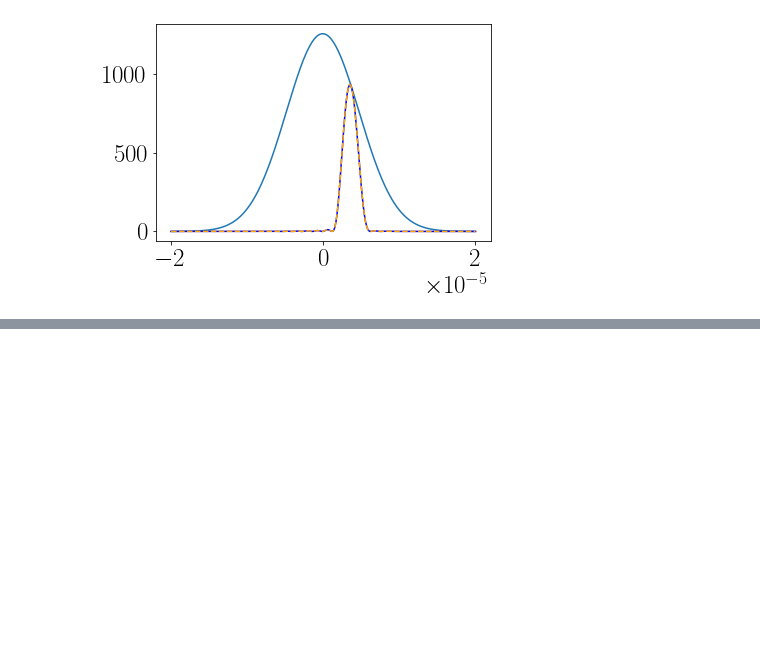
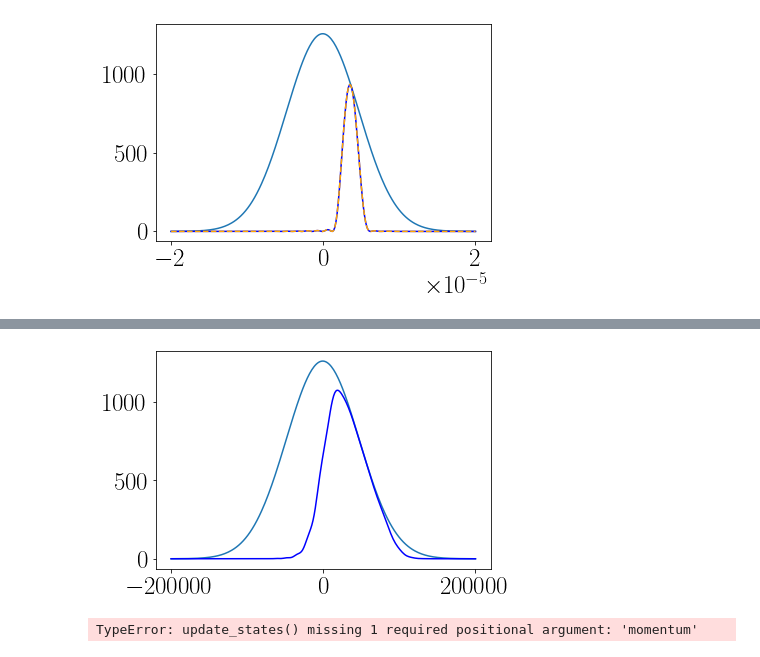
Before and after one commit to Yanaiski/master_thesis, a Jupyter notebook: basic_cmt.ipynb, the cells around one changed output, grey strips where cells are left out. Drawn from its saved outputs; the diff is of its cells as text; code cells hidden in the pictures; blank space fills up the shorter version.

```diff
--- a/basic_cmt.ipynb
+++ b/basic_cmt.ipynb
@@ -258,0 +267,17 @@ Initial number of atoms: 99997 Final number of atoms: 99996
+# %%
+desymmetrizing_pulse_dict = {"rabi0" : 2*np.pi*(240e-3), "detuning": 2*np.pi*(-200e-3),"chirp" : 2*np.pi*(30e-3),"pulse_duration" : 10 , "omega0" : energy_splitting / hbar / hbar_eV,"direction":+1}
+#dump_pulse_dict = {"rabi0" : 2*np.pi*(240e-3), "detuning": 2*np.pi*(152e-3),"chirp" : 0,"pulse_duration" : 10 , "omega0" : energy_splitting / hbar / hbar_eV,"direction":-1}
+transitions_desymmetrize = evolve(velocity_bins,desymmetrizing_pulse_dict)
+# %%
+plt.plot(velocity_bins*1e10,populations)
+plt.plot(velocity_bins*1e10,transitions_desymmetrize*populations,color="blue")
+plt.show()
+# %% [output]
+[figure, added]
+# %%
+pops_desymmetrize = update_states(populations,transitions_desymmetrize,)
+plt.plot(velocity_bins*1e10,populations)
+plt.plot(velocity_bins*1e10,pops_desymmetrize,color="blue")
+plt.show()
+# %% [output]
+TypeError: update_states() missing 1 required positional argument: 'momentum'
```
Also changed, not shown: parts of 1 cell of this notebook, 3 other files.
